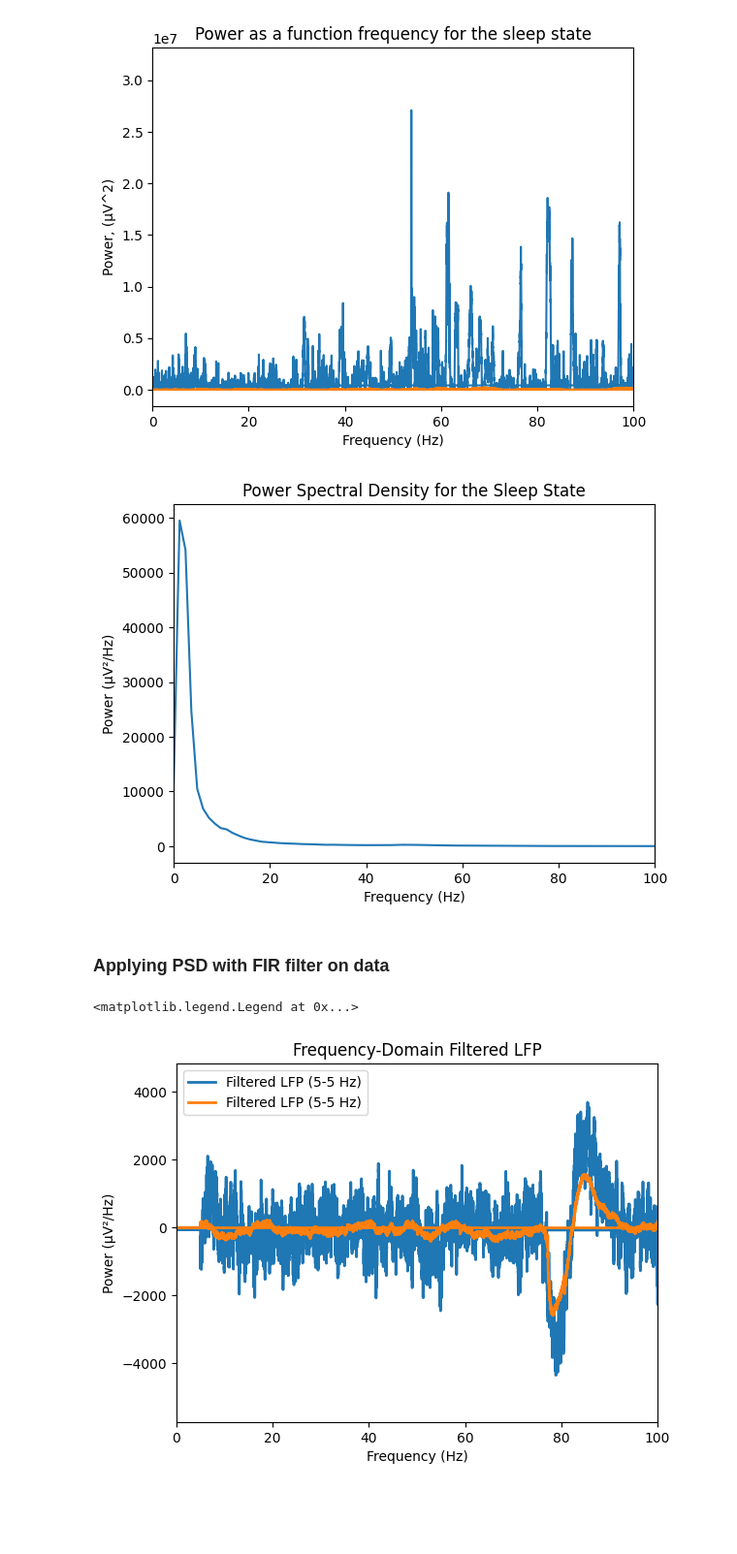
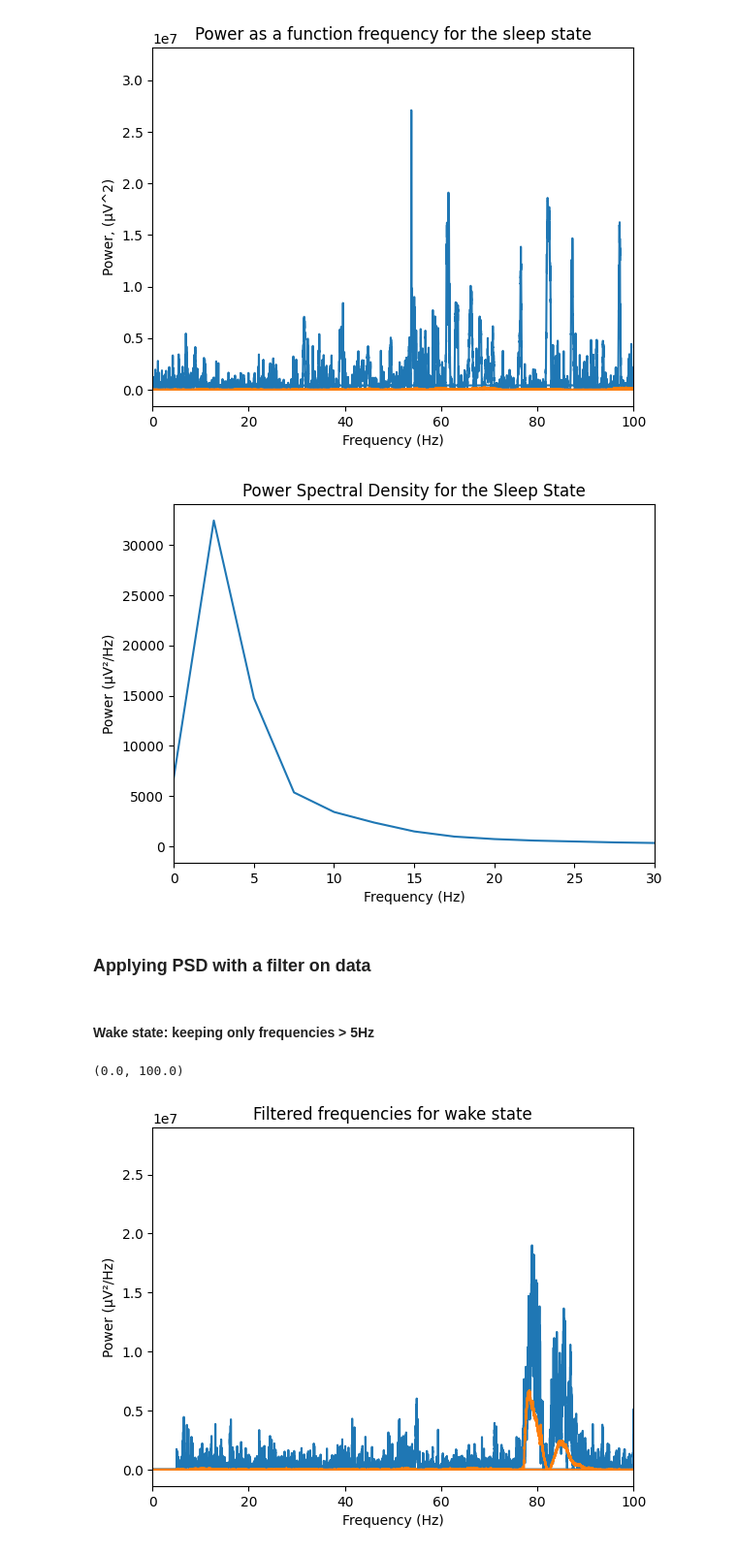
Before and after one commit to Indraniiii/118C_rat, a Jupyter notebook: COGS118_LFP_rats.ipynb, the cells around one changed output. Shown: that part at 97% size. Cells and saved outputs as stored; diff of their text form; code cells hidden in the pictures; blank space fills up the shorter version.

Commit message:
attempting to fix filter

```diff
--- a/COGS118_LFP_rats.ipynb
+++ b/COGS118_LFP_rats.ipynb
@@ -110,35 +121,35 @@ plt.show
 [figure]
 # %%
 #PSD on sleep state
-sleep_freq, sleep_psd = welch(rat_data['lfp_sleep'], fs=Fs, nperseg=1024)
+sleep_freq, sleep_psd = welch(rat_data['lfp_sleep'], fs=Fs, nperseg=500)
 
+#because there are two channels, we had to perform
+#a mean on them to get the welch's method to work for plotting purposes
 sleep_psd = np.mean(sleep_psd, axis=0)
 # Plot the PSD
 plt.plot(sleep_freq, sleep_psd)
 plt.title('Power Spectral Density for the Sleep State')
 plt.xlabel('Frequency (Hz)')
 plt.ylabel('Power (μV²/Hz)')
-plt.xlim(0, 100)
+plt.xlim(0, 30)
 plt.show()
 # %% [output]
-[figure, old version]
+[figure, new version]
 # %% [markdown]
-### Applying PSD with FIR filter on data
+### Applying PSD with a filter on data
+# %% [markdown]
+#### Wake state: keeping only frequencies > 5Hz
 # %%
 #For wake states, we should only care about frequencies from 5 upwards frequencies
-low_freq = 5
-
-#apply a mask to look only at those between 5 and upwards
-filter_mask = (wake_frequency > low_freq)
-lfp_fft_filtered = wake_dft.T * filter_mask
+ideal_filter = np.abs(wake_frequency) >= 5
+wake_power_filter = np.abs(wake_dft.T * ideal_filter) **2
 
 
-plt.plot(wake_frequency, lfp_fft_filtered.T, label=f'Filtered LFP ({low_freq}-{high_freq} Hz)', linewidth=2)
-plt.title('Frequency-Domain Filtered LFP')
+plt.plot(wake_frequency, wake_power_filter.T)
+plt.title('Filtered frequencies for wake state')
 plt.xlabel('Frequency (Hz)')
 plt.ylabel('Power (μV²/Hz)')
 plt.xlim(0,100)
-plt.legend()
 # %% [output]
-<matplotlib.legend.Legend at 0x...>
+(0.0, 100.0)
-[figure, old version]
+[figure, new version]
```
Also changed, not shown: parts of 8 cells of this notebook.
